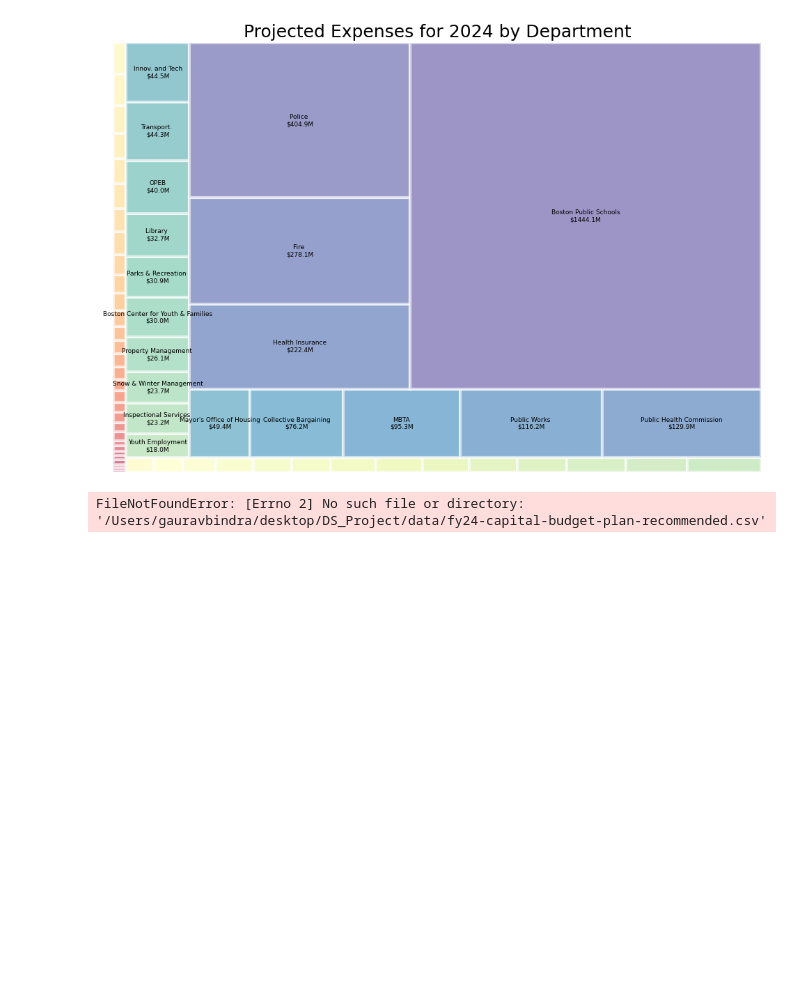
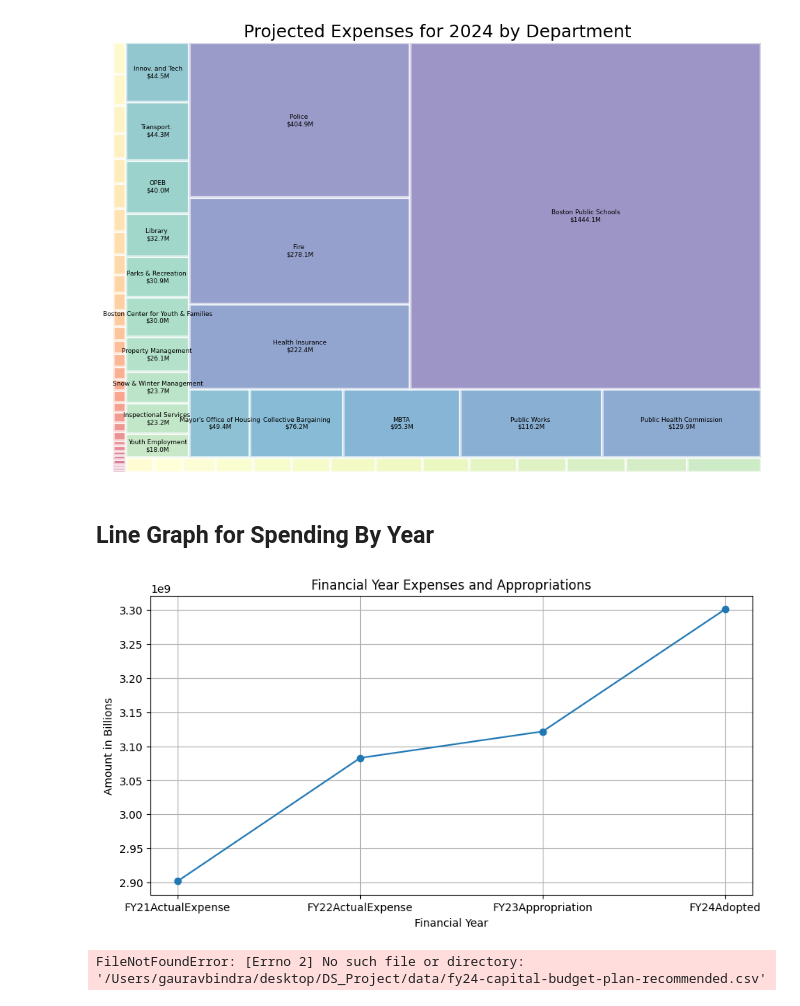
Before and after one commit to BU-Spark/ds-boston-city-budget, a Jupyter notebook: fa23-team-f/OperatingBudgetAnalysis.ipynb, the cells around one changed output. Drawn from its saved outputs; the diff is of its cells as text; code cells hidden in the pictures; blank space fills up the shorter version.

Commit message:
added line graph

```diff
--- a/fa23-team-f/OperatingBudgetAnalysis.ipynb
+++ b/fa23-team-f/OperatingBudgetAnalysis.ipynb
@@ -990,6 +990,24 @@ plt.axis('off')
 plt.show()
 # %% [output]
 [figure]
+# %% [markdown]
+## Line Graph for Spending By Year
+# %%
+import matplotlib.pyplot as plt
+
+# Data from the bar graph
+years = ['FY21ActualExpense', 'FY22ActualExpense', 'FY23Appropriation', 'FY24Adopted']
+values = [2902090959, 3082780691, 3121648614, 3300920285]
+
+plt.figure(figsize=(10, 5))
+plt.plot(years, values, marker='o')  # 'o' creates a point at each data value
+plt.title('Financial Year Expenses and Appropriations')
+plt.xlabel('Financial Year')
+plt.ylabel('Amount in Billions')
+plt.grid(True)
+plt.show()
+# %% [output]
+[figure, added]
 # %%
 df2 = pd.read_csv('/Users/gauravbindra/desktop/DS_Project/data/fy24-capital-budget-plan-recommended.csv')
 # %% [output]
```
